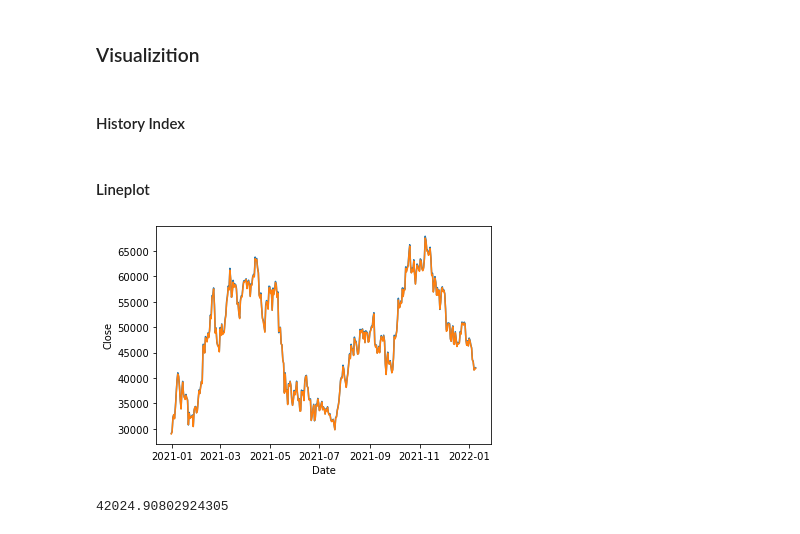
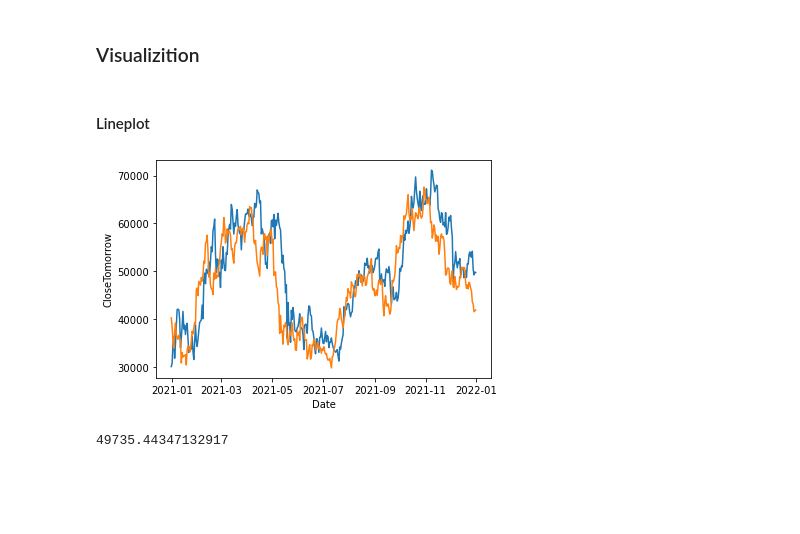
Before and after one commit to qraxiss/learning-data-science, a Jupyter notebook: machine-learning/Models/Multi Regression.ipynb, the cells around one changed output. Saved outputs shown, nothing was run; the diff lists cells and outputs as text; code cells hidden in the pictures; blank space fills up the shorter version.

```diff
--- a/machine-learning/Models/Multi Regression.ipynb
+++ b/machine-learning/Models/Multi Regression.ipynb
@@ -14,11 +14,11 @@ btc = yf.Ticker("BTC-USD")
 
 startDate = dt.datetime(2016,1,1)
 endDate = dt.datetime(2021,1,1)
-btcTrain = btc.history(start=startDate, end=endDate).drop(["Dividends", "Stock Splits", "Volume"], axis = 1)
+btcTrain = btc.history(start=startDate, end=endDate).drop(["Dividends","Stock Splits"], axis = 1)
 btcTrain=btcTrain.set_index(np.arange(btcTrain.shape[0]))
 
-startDate = dt.datetime(2016,1,2)
-endDate = dt.datetime(2021,1,2)
+startDate = dt.datetime(2016,1,10)
+endDate = dt.datetime(2021,1,10)
 btcTomorrowTrain = btc.history(start=startDate, end=endDate).drop(["Dividends","Stock Splits","Volume","High","Low","Open"], axis = 1)
 btcTomorrowTrain=btcTomorrowTrain.set_index(np.arange(btcTomorrowTrain.shape[0]))
 
@@ -42,16 +42,20 @@ btcTrain
 ### Test Data
 # %%
 startDate = dt.datetime(2021,1,1)
-endDate = dt.datetime(2022,1,10)
-btcTest = btc.history(start=startDate, end=endDate).drop(["Dividends", "Stock Splits", "Volume"], axis = 1)
+endDate = dt.datetime(2022,1,1)
+btcTest = btc.history(start=startDate, end=endDate).drop(["Dividends","Stock Splits"], axis = 1)
 btcTest=btcTest.set_index(np.arange(btcTest.shape[0]))
 
 
-startDate = dt.datetime(2021,1,2)
-endDate = dt.datetime(2022,1,11)
+startDate = dt.datetime(2021,1,10)
+endDate = dt.datetime(2022,1,10)
 btcTomorrowTest = btc.history(start=startDate, end=endDate).drop(["Dividends","Stock Splits","Volume","High","Low","Open"], axis = 1)
 btcTomorrowTest=btcTomorrowTest.set_index(np.arange(btcTomorrowTest.shape[0]))
 
 btcTest["CloseTomorrow"] = btcTomorrowTest["Close"]
+startDate = dt.datetime(2021,1,1)
+endDate = dt.datetime(2022,1,1)
+history = btc.history(start=startDate, end=endDate)
+
 btcTest
 # %% [output]
@@ -92,5 +95,3 @@ btcTest.shape[0]
 ____
 # %% [markdown]
 ### Visualizition
-# %% [markdown]
-#### History Index
@@ -102,14 +99,10 @@ history = btc.history(start=startDate, end=endDate)
 #### Lineplot
 # %%
 sns.lineplot(y=results, x=history.index)
-sns.lineplot(y=btcTest["Close"], x=history.index);
+sns.lineplot(y=btcTest["CloseTomorrow"], x=history.index);
 # %% [output]
-[figure, old version]
+[figure, new version]
-# %%
-for j in range(4):
-        data.append([btcTest.iloc[-1][j]])
-data
-data = pd.DataFrame(data).T
-model.predict(data)[0]
-# %% [output]
-42024.90802924305
+# %%
+results[-1]
+# %% [output]
+49735.44347132917
```
Also changed, not shown: parts of 4 cells of this notebook, 2 other files.
